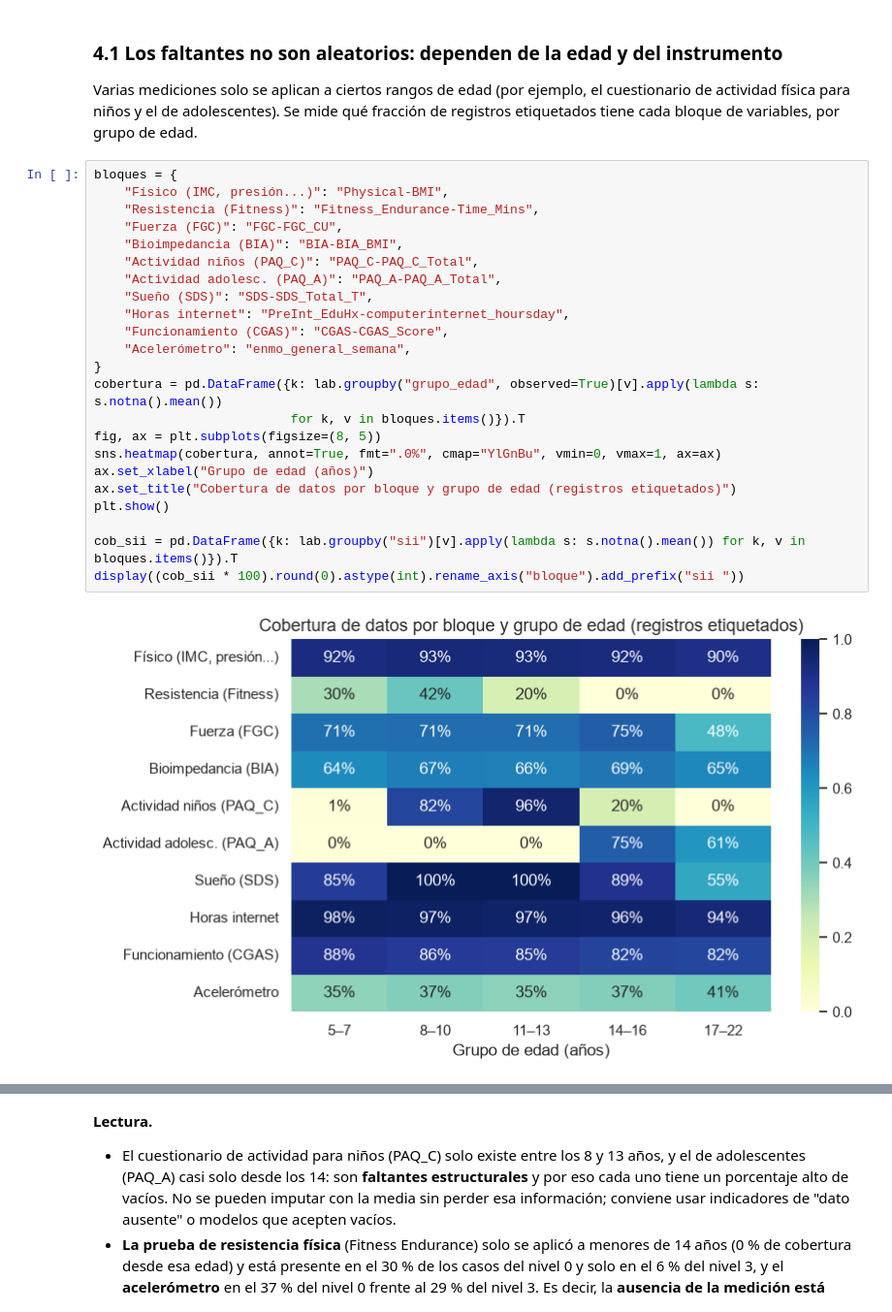
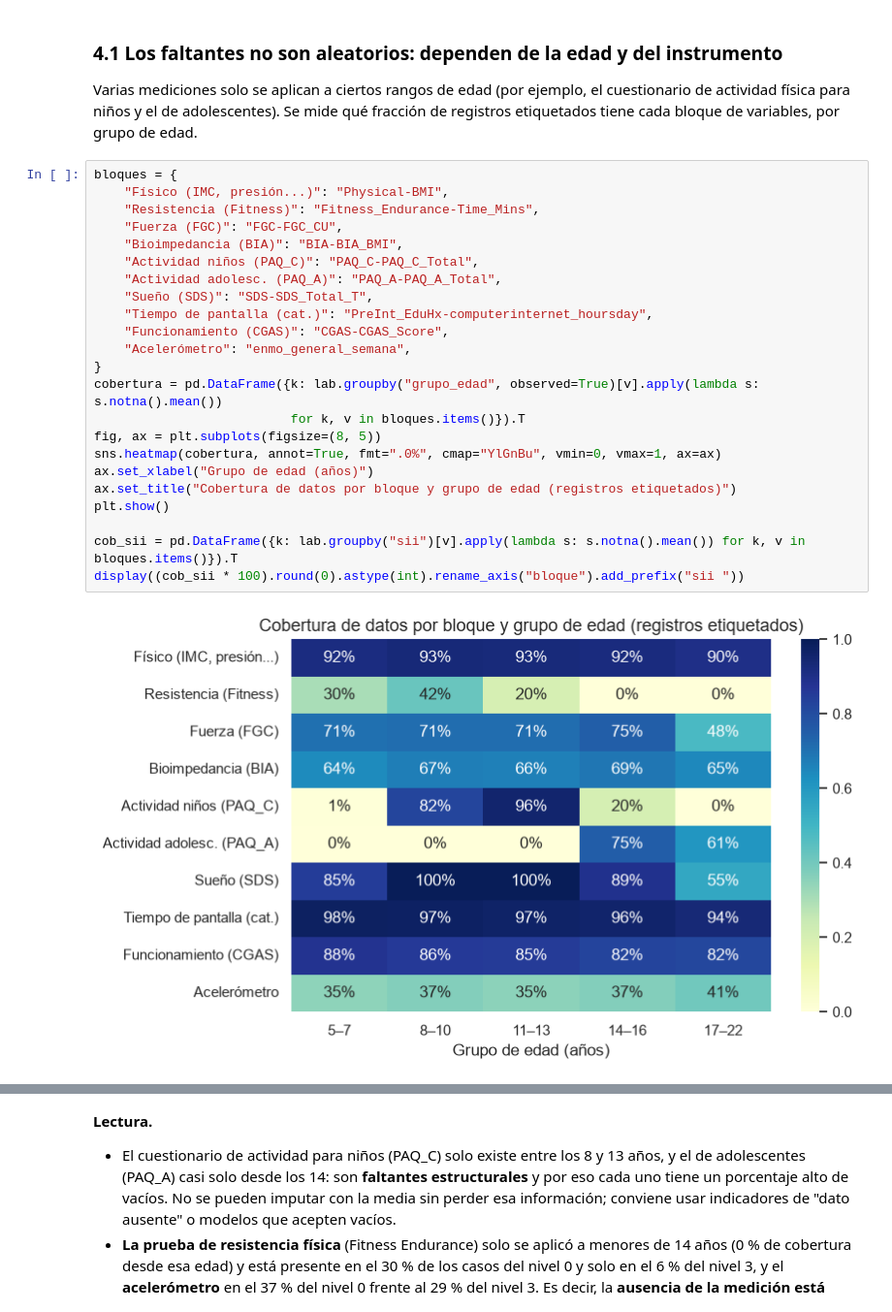
Before and after one commit to joseflorezleon/uso_problematico_internet_menores_edad, a Jupyter notebook: Entrega 2/EDA.ipynb, the cells around one changed output, grey strips where cells are left out. Shown at 97% size. Drawn from its saved outputs; the diff is of its cells as text.

```diff
--- a/Entrega 2/EDA.ipynb
+++ b/Entrega 2/EDA.ipynb
@@ -272,28 +272,28 @@ Varias mediciones solo se aplican a ciertos rangos de edad (por ejemplo, el cues
 # %%
 bloques = {
     "Físico (IMC, presión...)": "Physical-BMI",
     "Resistencia (Fitness)": "Fitness_Endurance-Time_Mins",
     "Fuerza (FGC)": "FGC-FGC_CU",
     "Bioimpedancia (BIA)": "BIA-BIA_BMI",
     "Actividad niños (PAQ_C)": "PAQ_C-PAQ_C_Total",
     "Actividad adolesc. (PAQ_A)": "PAQ_A-PAQ_A_Total",
     "Sueño (SDS)": "SDS-SDS_Total_T",
-    "Horas internet": "PreInt_EduHx-computerinternet_hoursday",
+    "Tiempo de pantalla (cat.)": "PreInt_EduHx-computerinternet_hoursday",
     "Funcionamiento (CGAS)": "CGAS-CGAS_Score",
     "Acelerómetro": "enmo_general_semana",
 }
 cobertura = pd.DataFrame({k: lab.groupby("grupo_edad", observed=True)[v].apply(lambda s: s.notna().mean())
                           for k, v in bloques.items()}).T
 fig, ax = plt.subplots(figsize=(8, 5))
 sns.heatmap(cobertura, annot=True, fmt=".0%", cmap="YlGnBu", vmin=0, vmax=1, ax=ax)
 ax.set_xlabel("Grupo de edad (años)")
 ax.set_title("Cobertura de datos por bloque y grupo de edad (registros etiquetados)")
 plt.show()
 
 cob_sii = pd.DataFrame({k: lab.groupby("sii")[v].apply(lambda s: s.notna().mean()) for k, v in bloques.items()}).T
 display((cob_sii * 100).round(0).astype(int).rename_axis("bloque").add_prefix("sii "))
 # %% [output]
-[figure, old version]
+[figure, new version]
 | sii | sii 0 | sii 1 | sii 2 | sii 3 |
 | bloque |  |  |  |  |
 | Físico (IMC, presión...) | 92 | 93 | 93 | 97 |
```
Also changed, not shown: parts of 6 cells of this notebook, 1 other file.
